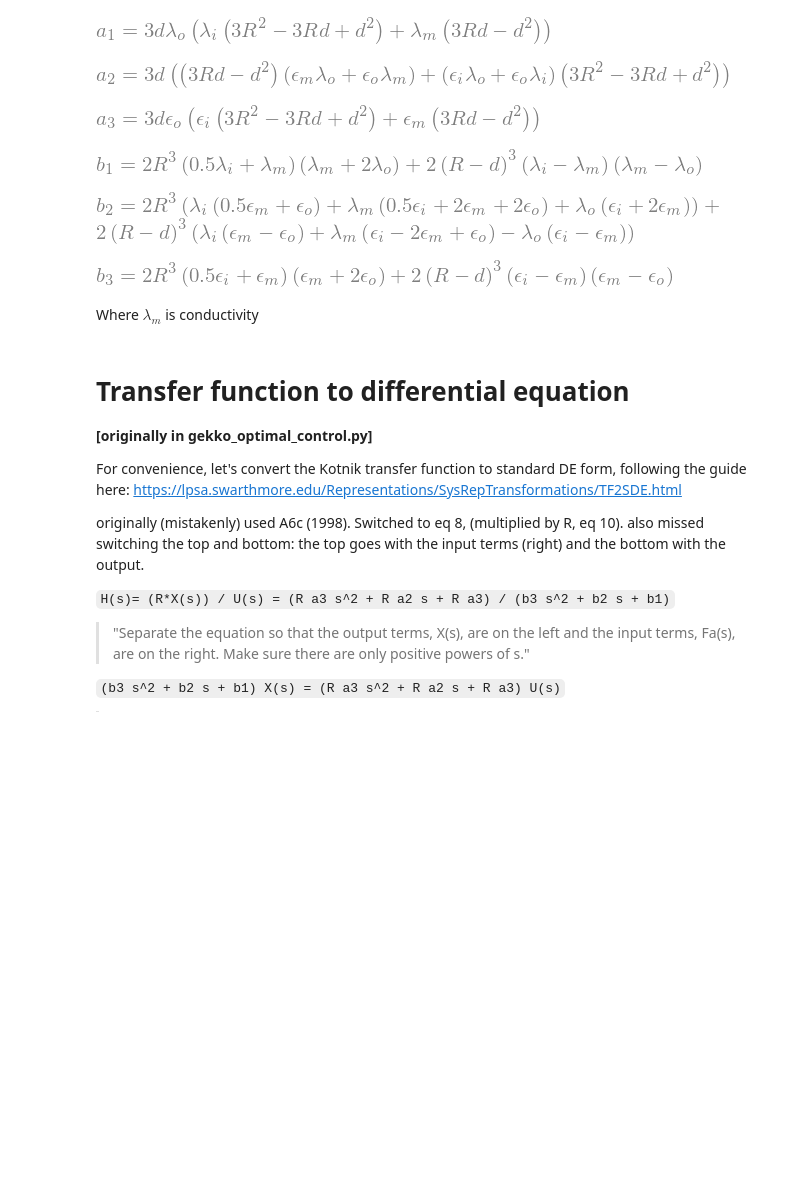
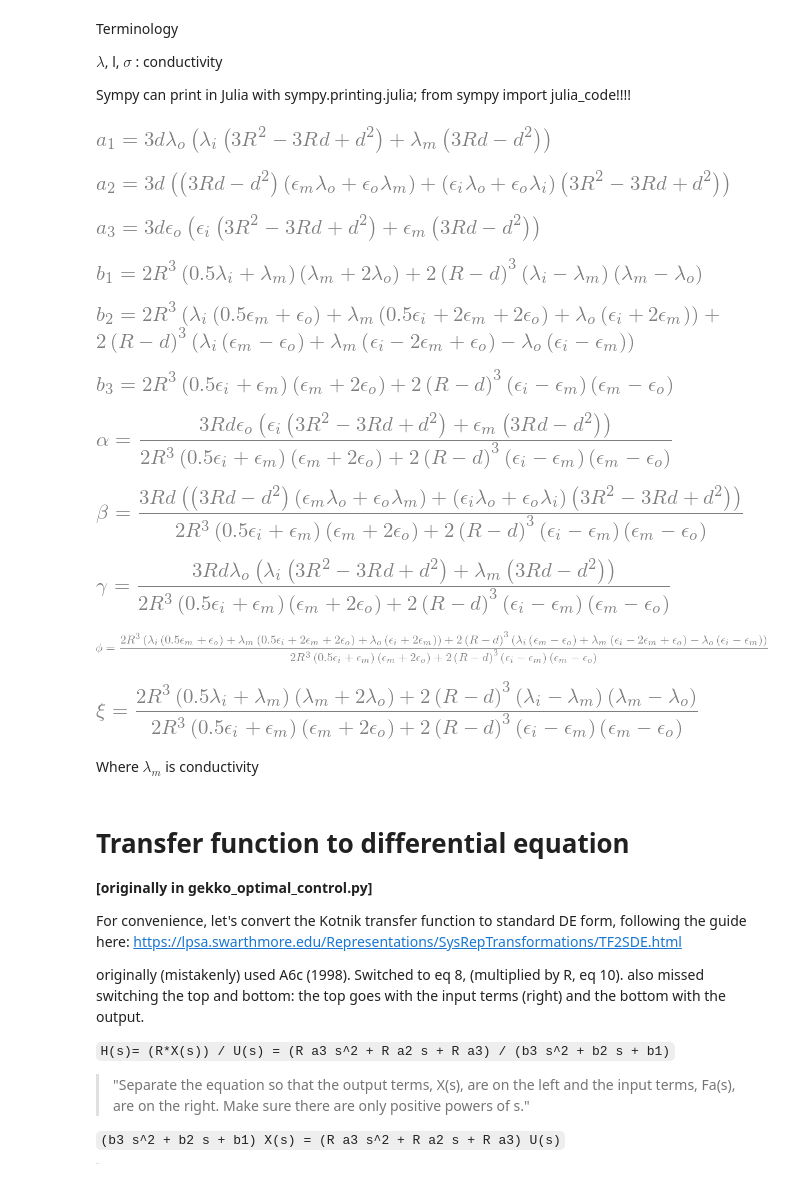
Before and after one commit to 0xDBFB7/transmembrane_potential, a Jupyter notebook: transmembrane_math.ipynb, the cells around one changed output. Saved outputs shown, nothing was run; the diff lists cells and outputs as text; code cells hidden in the pictures; blank space fills up the shorter version.

```diff
--- a/transmembrane_math.ipynb
+++ b/transmembrane_math.ipynb
@@ -7,6 +7,7 @@
 import dill
 import pickle
 from transmembrane_lib import *
+import textwrap
 
 
 from scipy.integrate import odeint
@@ -42,12 +43,30 @@ init_printing()
 from sympy.abc import t # x is the independent variable
 from sympy import Function, dsolve, Eq, Derivative, sin, cos, symbols, exp, pi, diff, Poly
 
+virus = default_virus(np.array([]))
+host_cell = default_host_cell(np.array([]))
+
 def convexp(name, val):
-    return Eq(sympy.S(name), val, evaluate=False)
+    return (Eq(sympy.S(name), val, evaluate=False))
+
+def sympy_round(ex1):
+    # thanks https://stackoverflow.com/questions/43804701/round-floats-within-an-expression
+    ex2 = ex1
+    for a in sympy.preorder_traversal(ex1):
+        if isinstance(a, sympy.Float):
+            ex2 = ex2.subs(a, round(a, 2))
+    return ex2
+# %% [markdown]
+Terminology
+
+$\lambda$, l, $\sigma$ : conductivity
+
+Sympy can print in Julia with sympy.printing.julia; from sympy import julia_code!!!!
 # %%
 e_o, e_i, e_m = symbols(("epsilon_o", "epsilon_i", "epsilon_m"))
 
 R, l_o, l_i, l_m, d, a_1, a_2, a_3, b_1, b_2, b_3 = symbols("R lambda_o lambda_i lambda_m d a_1 a_2 a_3 b_1 b_2 b_3")
+
 #     e_o = extracellular_permittivity * eps0 # S/m
 #     e_i = intracellular_permittivity * eps0 #S/m
 #     e_m = membrane_permittivity * eps0 #S/m
@@ -72,36 +91,43 @@ b_1 = 2 * R**3 * (l_m + 2*l_o) * (l_m + (1/2) * l_i) + 2 * (R-d)**3 * (l_m - l_o
 
 b_2 = 2 * R**3 * (l_i * ((1/2) * e_m + e_o) + l_m * ((1/2)*e_i + 2*e_m + 2*e_o) + l_o * (e_i + 2 * e_m)) + (2 * (R - d)**3\
 * (l_i * (e_m - e_o) + l_m * (e_i - 2*e_m + e_o) - l_o * (e_i - e_m))) # is this truly a multiply, or a cross?
 
 
 b_3 = 2 * R**3 * (e_m + 2*e_o) * (e_m + (1/2) * e_i) + 2 * (R-d)**3 * (e_m - e_o) * (e_i - e_m)
 
 
 display(convexp("a_1", a_1))
 display(convexp("a_2", a_2))
 display(convexp("a_3", a_3))
 
 display(convexp("b_1", b_1))
 display(convexp("b_2", b_2))
 display(convexp("b_3", b_3))
 
 alpha = ((R*a_3/b_3))
 beta = ((R*a_2/b_3))
 gamma = ((R*a_1/b_3))
 phi = ((b_2/b_3))
 xi = ((b_1/b_3))
 
 
-display(convexp("b_1", b_1))
-display(convexp("b_2", b_2))
-display(convexp("b_3", b_3))
+display(convexp("alpha", alpha))
+display(convexp("BETA", beta))
+display(convexp("GAMMA", gamma))
+display(convexp("phi", phi))
+display(convexp("xi", xi))
 # %% [output]
 [figure]
 [figure]
 [figure]
 [figure]
 [figure]
 [figure]
+[figure, added]
+[figure, added]
+[figure, added]
+[figure, added]
+[figure, added]
 # %% [markdown]
 Where ${\lambda_m}$ is conductivity
 # %% [markdown]
```
Also changed, not shown: parts of 17 cells of this notebook, 1 other file.
